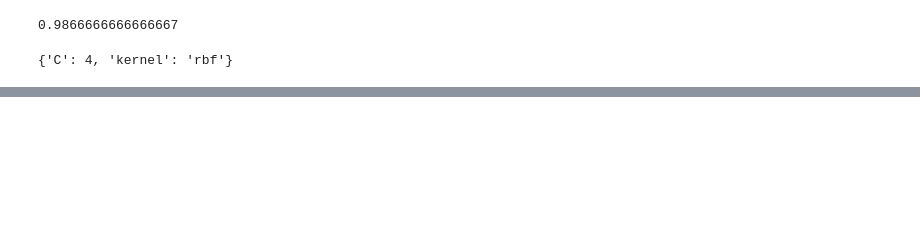
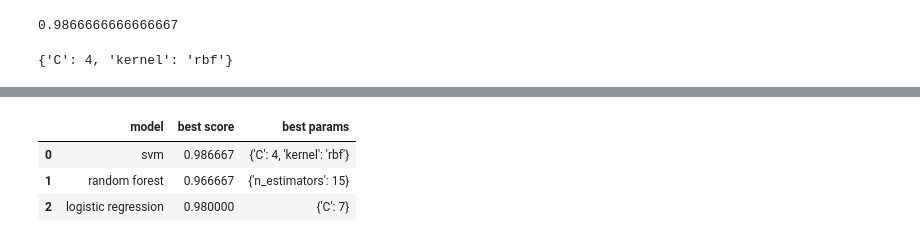
Before and after one commit to yashguptaji/ML_python, a Jupyter notebook: HyperTuning.ipynb, the cells around one changed output, grey strips where cells are left out. Saved outputs shown, nothing was run; the diff lists cells and outputs as text; code cells hidden in the pictures; blank space fills up the shorter version.

```diff
--- a/HyperTuning.ipynb
+++ b/HyperTuning.ipynb
@@ -139,0 +143,4 @@ clf.best_params_
+# %%
+rs=rscv(svm.SVC(gamma='auto'),{'C':np.arange(1,30,1),'kernel':['rbf','linear']},cv=5,return_train_score=False,n_iter=3)
+# %%
+rs.fit(X,y)
@@ -139,0 +183,30 @@ clf.best_params_
+# %%
+model_params={
+    'svm':{
+        'model':svm.SVC(gamma='auto'),
+        'params':{
+            'C':np.arange(1,30,1),
+            'kernel':['linear','rbf']
+        }
+    },
+    'random forest':{
+   'model': RandomForestClassifier(),
+    'params':{'n_estimators':np.arange(5,50,5)}
+    },
+    'logistic regression':{
+        'model':LogisticRegression(),
+        'params':{
+            'C':np.arange(1,30,1)
+        }
+    }
+}
+# %%
+scores=[]
+for model_name,mp in model_params.items():
+    clg=gscv(mp['model'],mp['params'],cv=5,return_train_score=False)
+    clg.fit(X,y)
+    scores.append({
+        'model':model_name,
+        'best score': clg.best_score_,
+        'best params': clg.best_params_
+    })
@@ -139,0 +243,8 @@ clf.best_params_
+# %%
+final_data=pd.DataFrame(scores)
+final_data.head()
+# %% [output]
+|  | model | best score | best params |
+| 0 | svm | 0.986667 | {'C': 4, 'kernel': 'rbf'} |
+| 1 | random forest | 0.966667 | {'n_estimators': 15} |
+| 2 | logistic regression | 0.980000 | {'C': 7} |
```
Also changed, not shown: parts of 17 cells of this notebook.
